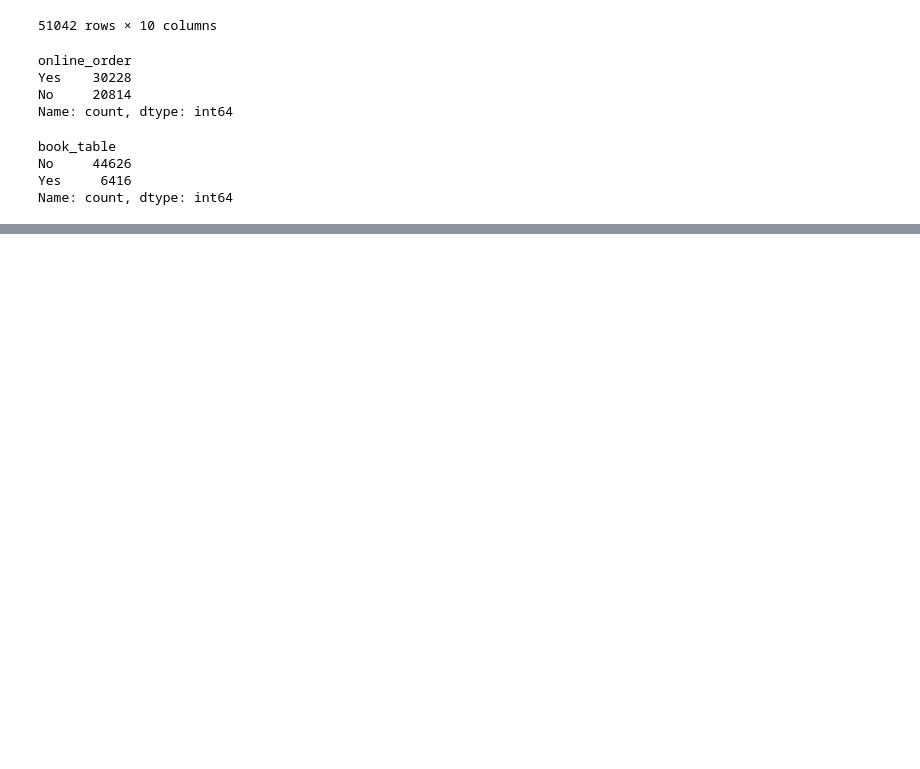
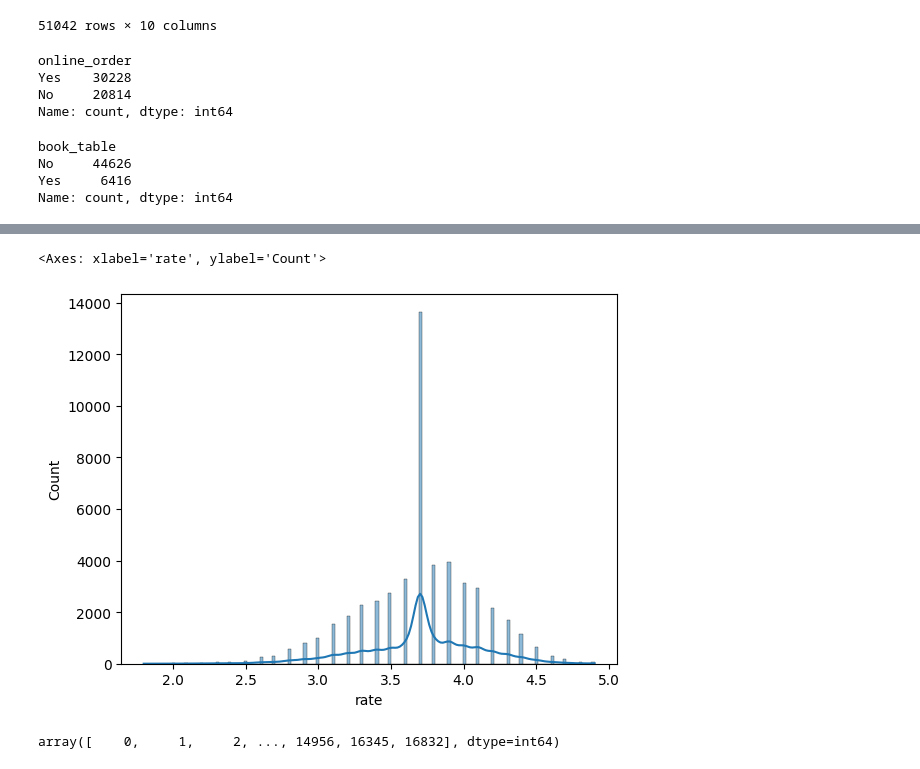
Before and after one commit to yeshwanth5/MachineLearning, a Jupyter notebook: Zomato dataset bangalore.ipynb, the cells around one changed output, grey strips where cells are left out. Cells and saved outputs as stored; diff of their text form; code cells hidden in the pictures; blank space fills up the shorter version.

```diff
--- a/Zomato dataset bangalore.ipynb
+++ b/Zomato dataset bangalore.ipynb
@@ -897,0 +914,9 @@ Name: count, dtype: int64
+# %%
+sns.histplot(x='rate',data=df,kde=True)
+# %% [output]
+<Axes: xlabel='rate', ylabel='Count'>
+[figure, added]
+# %%
+np.sort(df.votes.unique())
+# %% [output]
+array([    0,     1,     2, ..., 14956, 16345, 16832], dtype=int64)
```
Also changed, not shown: parts of 124 cells of this notebook.
